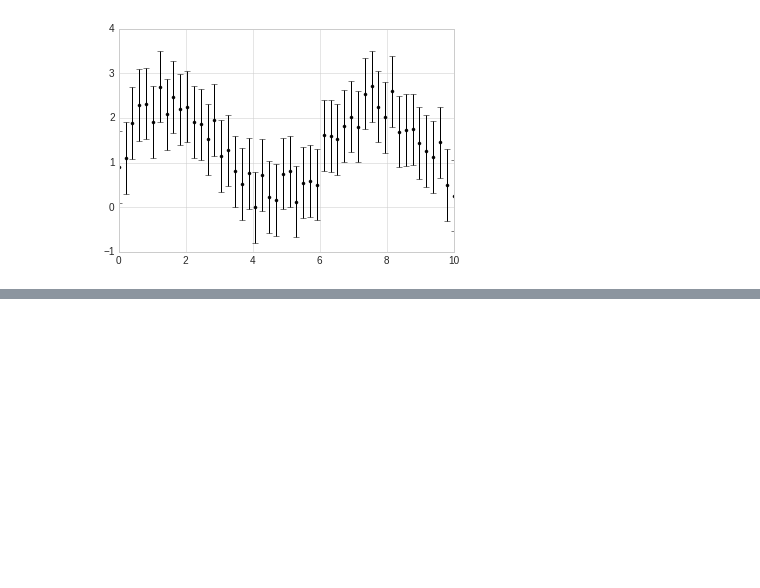
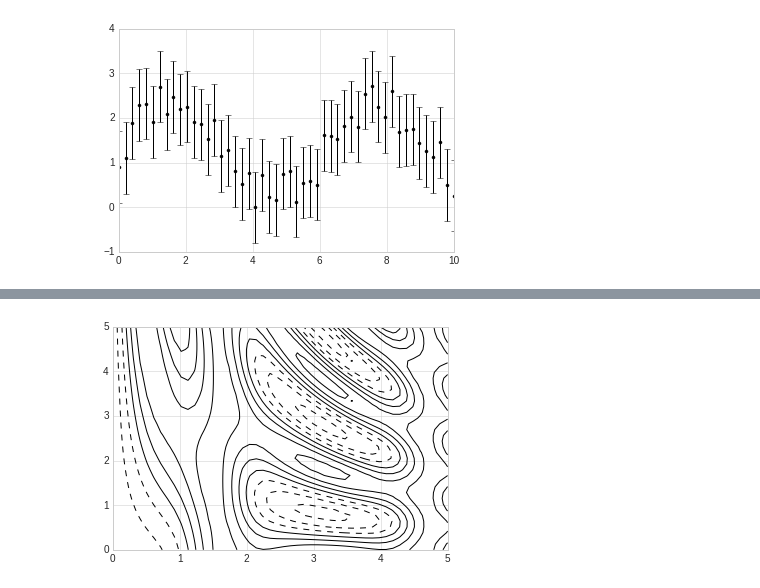
Before and after one commit to aliensmart/machine_learning, a Jupyter notebook: Matplotlib.ipynb, the cells around one changed output, grey strips where cells are left out. Saved outputs shown, nothing was run; the diff lists cells and outputs as text; code cells hidden in the pictures; blank space fills up the shorter version.

Commit message:
ploting 3d with contours

```diff
--- a/Matplotlib.ipynb
+++ b/Matplotlib.ipynb
@@ -311,0 +312,14 @@ plt.xlim(0, 10);
+# %%
+# Density and Contour Plots
+# Sometimes it is useful to display three-dimensional data in two dimensions using
+# contours or color-coded regions.
+# plt.contour for contour plots, plt.contourf for filled contour
+# plots, and plt.imshow for showing images
+def f(x, y):
+    return np.sin(x)**10 + np.cos(10 + y * x) * np.cos(x)
+# %%
+x = np.linspace(0, 5, 50)
+y = np.linspace(0, 5, 40)
+X, Y = np.meshgrid(x, y)
+Z = f(X, Y)
+Z
@@ -311,0 +340,6 @@ plt.xlim(0, 10);
+# %%
+# when a single color is used, negative values are represented by
+# dashed lines, and positive values by solid lines
+plt.contour(X, Y, Z, colors="black");
+# %% [output]
+[figure, added]
```
Also changed, not shown: parts of 13 cells of this notebook.
